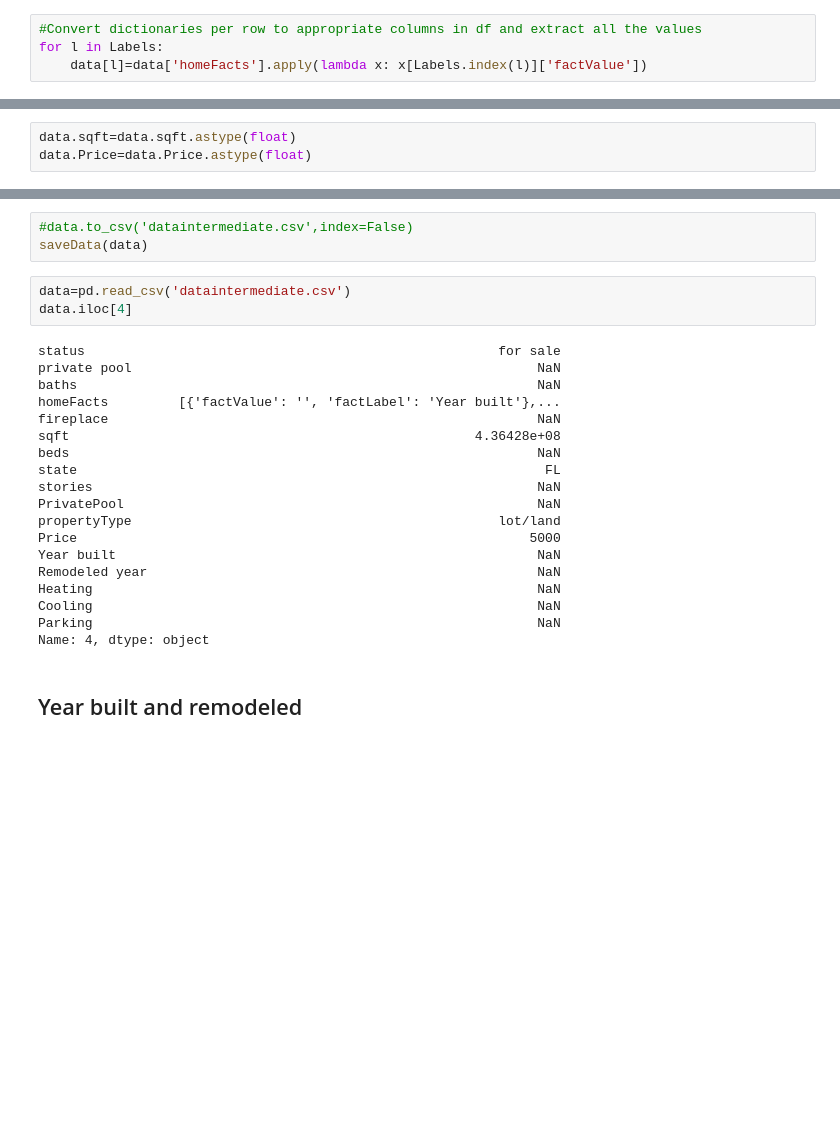
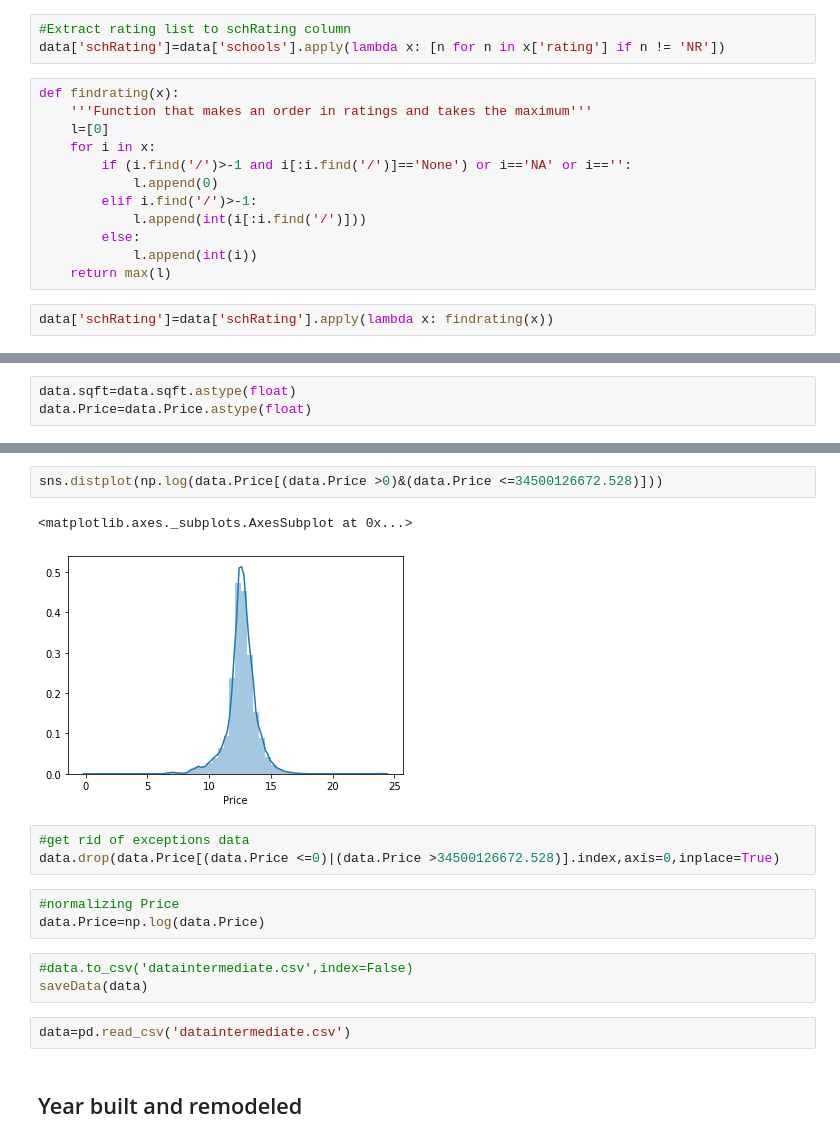
Before and after one commit to Ariellash/Final-DS, a Jupyter notebook: PropertyPricePrediction.ipynb, the cells around one changed output, grey strips where cells are left out. Drawn from its saved outputs; the diff is of its cells as text; blank space fills up the shorter version.

```diff
--- a/PropertyPricePrediction.ipynb
+++ b/PropertyPricePrediction.ipynb
@@ -123,4 +109,17 @@ Labels
-# %%
-#Convert dictionaries per row to appropriate columns in df and extract all the values
-for l in Labels:
-    data[l]=data['homeFacts'].apply(lambda x: x[Labels.index(l)]['factValue'])
+# %%
+#Extract rating list to schRating column
+data['schRating']=data['schools'].apply(lambda x: [n for n in x['rating'] if n != 'NR'])
+# %%
+def findrating(x):
+    '''Function that makes an order in ratings and takes the maximum'''
+    l=[0]
+    for i in x:
+        if (i.find('/')>-1 and i[:i.find('/')]=='None') or i=='NA' or i=='':
+            l.append(0)
+        elif i.find('/')>-1:
+            l.append(int(i[:i.find('/')]))
+        else:
+            l.append(int(i))
+    return max(l)
+# %%
+data['schRating']=data['schRating'].apply(lambda x: findrating(x))
@@ -298,28 +323,19 @@ memory usage: 50.0+ MB
+# %%
+sns.distplot(np.log(data.Price[(data.Price >0)&(data.Price <=34500126672.528)]))
+# %% [output]
+<matplotlib.axes._subplots.AxesSubplot at 0x...>
+[figure, added]
+# %%
+#get rid of exceptions data
+data.drop(data.Price[(data.Price <=0)|(data.Price >34500126672.528)].index,axis=0,inplace=True)
+# %%
+#normalizing Price
+data.Price=np.log(data.Price)
 # %%
 #data.to_csv('dataintermediate.csv',index=False)
 saveData(data)
 # %%
 data=pd.read_csv('dataintermediate.csv')
-data.iloc[4]
-# %% [output]
-status                                                     for sale
-private pool                                                    NaN
-baths                                                           NaN
-homeFacts         [{'factValue': '', 'factLabel': 'Year built'},...
-fireplace                                                       NaN
-sqft                                                    4.36428e+08
-beds                                                            NaN
-state                                                            FL
-stories                                                         NaN
-PrivatePool                                                     NaN
-propertyType                                               lot/land
-Price                                                          5000
-Year built                                                      NaN
-Remodeled year                                                  NaN
-Heating                                                         NaN
-Cooling                                                         NaN
-Parking                                                         NaN
-Name: 4, dtype: object
 # %% [markdown]
 ## Year built and remodeled
 # %%
```
Also changed, not shown: parts of 48 cells of this notebook.
